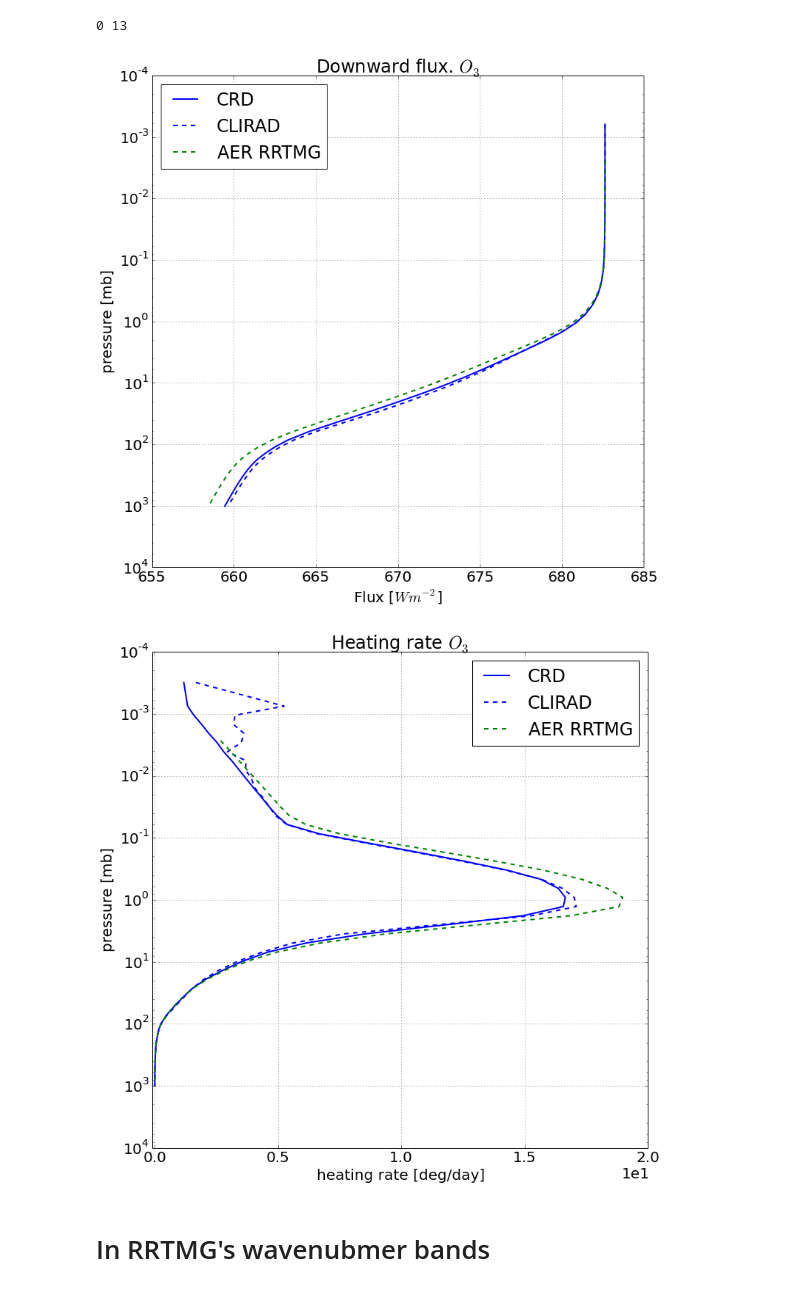
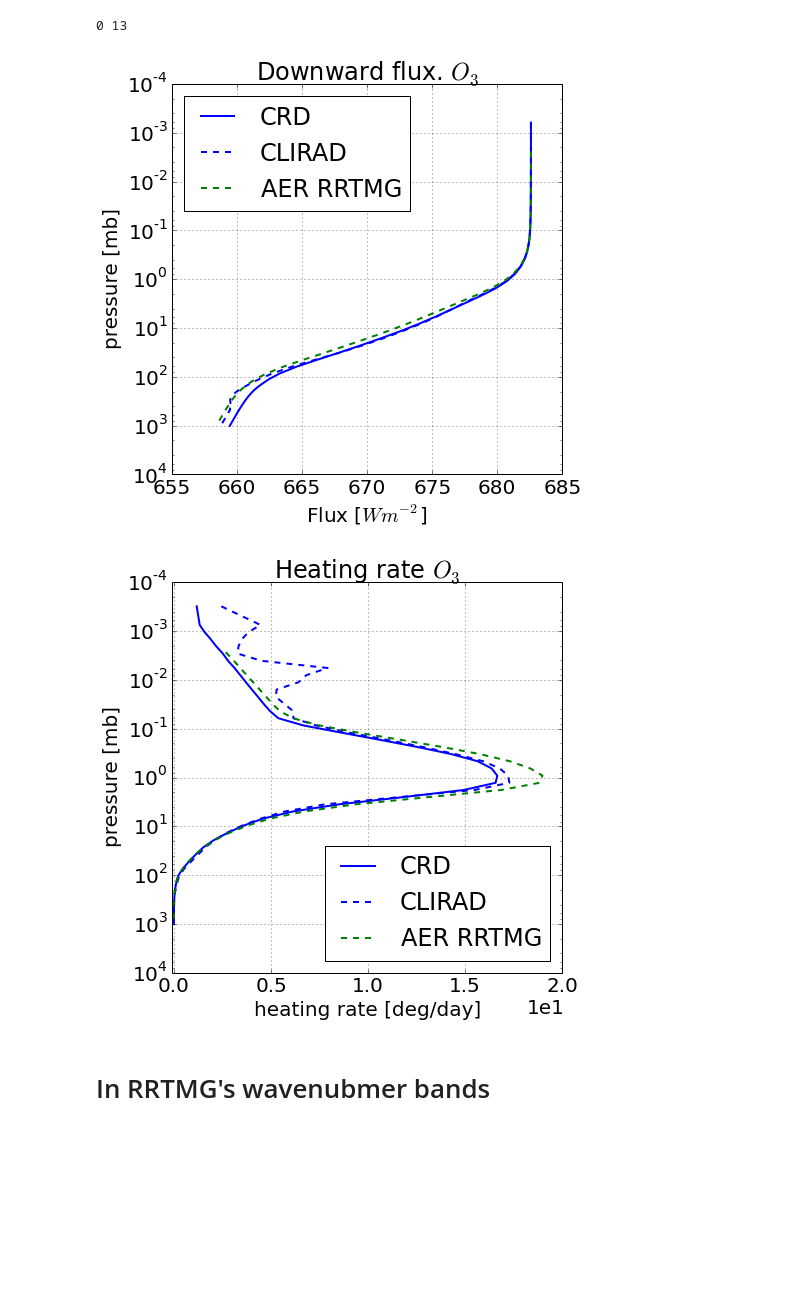
Before and after one commit to qAp/offline_radiation_notebooks, a Jupyter notebook: shortwave_mls_O3.ipynb, the cells around one changed output. Saved outputs shown, nothing was run; the diff lists cells and outputs as text; code cells hidden in the pictures; blank space fills up the shorter version.

Commit message:
shortwave mls O3. CLIRAD output from ss-output-sw-goddard.dat

```diff
--- a/shortwave_mls_O3.ipynb
+++ b/shortwave_mls_O3.ipynb
@@ -54,15 +54,27 @@ hr_crd = df_crd['heating_rate'].values[1:]
 # %%
 # load CLIRAD results
 # %%
-pathout_clirad = '/nuwa_cluster/home/jackyu/radiation/clirad/SW/examples/mls75_O3/OUTPUT_CLIRAD.dat'
-pnl_clirad = cliradwrangle.OUTPUT_CLIRAD_to_PandasPanel(readfrom = pathout_clirad)
-df_clirad = cliradanalyse.sum_OUTPUT_CLIRAD_over_wbands(pnl_clirad, wbands = range(1, 9))
+#pathout_clirad = '/nuwa_cluster/home/jackyu/radiation/clirad/SW/examples/mls75_O3/OUTPUT_CLIRAD.dat'
+#pnl_clirad = cliradwrangle.OUTPUT_CLIRAD_to_PandasPanel(readfrom = pathout_clirad)
+#df_clirad = cliradanalyse.sum_OUTPUT_CLIRAD_over_wbands(pnl_clirad, wbands = range(1, 9))
 
-Pres_clirad = df_clirad['pressure'].values
-fd_clirad = df_clirad['flux_down'].values
+#Pres_clirad = df_clirad['pressure'].values
+#fd_clirad = df_clirad['flux_down'].values
+
+#pres_clirad = .5 * (df_clirad.values[: -1, 0] + df_clirad.values[1:, 0])
+#hr_clirad = df_clirad.values[1:, -1]
+
+##########################################################################################
+
+pathout_clirad = '/nuwa_cluster/home/jackyu/radiation/clirad/SW/examples/mls75_O3/ss-output-sw-goddard.dat'
+
+df_clirad = cliradwrangle.output_txtfile_to_DataFrame(readfrom = pathout_clirad)
+
+Pres_clirad = df_clirad.values[:, 0]
+fd_clirad = df_clirad.values[:, 1]
 
 pres_clirad = .5 * (df_clirad.values[: -1, 0] + df_clirad.values[1:, 0])
-hr_clirad = df_clirad.values[1:, -1]
+hr_clirad  = df_clirad.values[1:, -1]
 # %%
 # load CLIRAD results (yihsuan's results from his f90 version)
 # %%
@@ -90,7 +105,7 @@ hr_rrtmg = df_rrtmg['heating_rate'].values[1:]
 # Plot downward flux
 # %%
 matplotlib.rcParams.update({'font.size': 20})
-fig = plt.figure(figsize = (12, 12))
+fig = plt.figure(figsize = (7, 7))
 ax = fig.add_subplot(111,
                      title = 'Downward flux. $O_3$',
                      xlabel = 'Flux [$W m^{-2}$]',
@@ -113,40 +128,40 @@ colours   = ['b', 'b', 'g']
  for line, style, colour in zip(lines, linestyles, colours)]
 
 plt.grid(b = True)
-plt.legend(['CRD', 'CLIRAD', 'AER RRTMG',], loc = 'best')
+plt.legend(['CRD', 'CLIRAD', 'AER RRTMG'], loc = 'best')
 plt.gca().invert_yaxis()
 # %% [output]
-[figure, old version]
+[figure, new version]
 # %%
 matplotlib.rcParams.update({'font.size': 20})
-fig = plt.figure(figsize = (12, 12))
+fig = plt.figure(figsize = (7, 7))
 ax = fig.add_subplot(111,
                      title = 'Heating rate $O_3$',
                      xlabel = 'heating rate [deg/day]',
                      ylabel = 'pressure [mb]')
 
 lines = ax.semilogy(hr_crd, pres_crd,
                     hr_clirad, pres_clirad,
                     hr_rrtmg, pres_rrtmg)
 
 ax.xaxis.get_major_formatter().set_powerlimits((0, 1))
 
 ax.set_yscale('log')
 ax.set_xlim(left = -0.1, right = 20)
 
 linestyles = ['-', '--', '--', ]
 colours    = ['b', 'b', 'g', ]
 
 [plt.setp(line, linestyle = style, color = colour, linewidth = 2.) \
 for line, style, colour in zip(lines, linestyles, colours)]
 
 plt.grid(b = True)
 plt.legend(['CRD', 'CLIRAD', 'AER RRTMG'], loc = 'best')
 plt.gca().invert_yaxis()
 
 #plt.savefig('hr_mls_O3_logy.png')
 # %% [output]
-[figure, old version]
+[figure, new version]
 # %% [markdown]
 # In RRTMG's wavenubmer bands
 # %%
```
Also changed, not shown: parts of 2 cells of this notebook.
